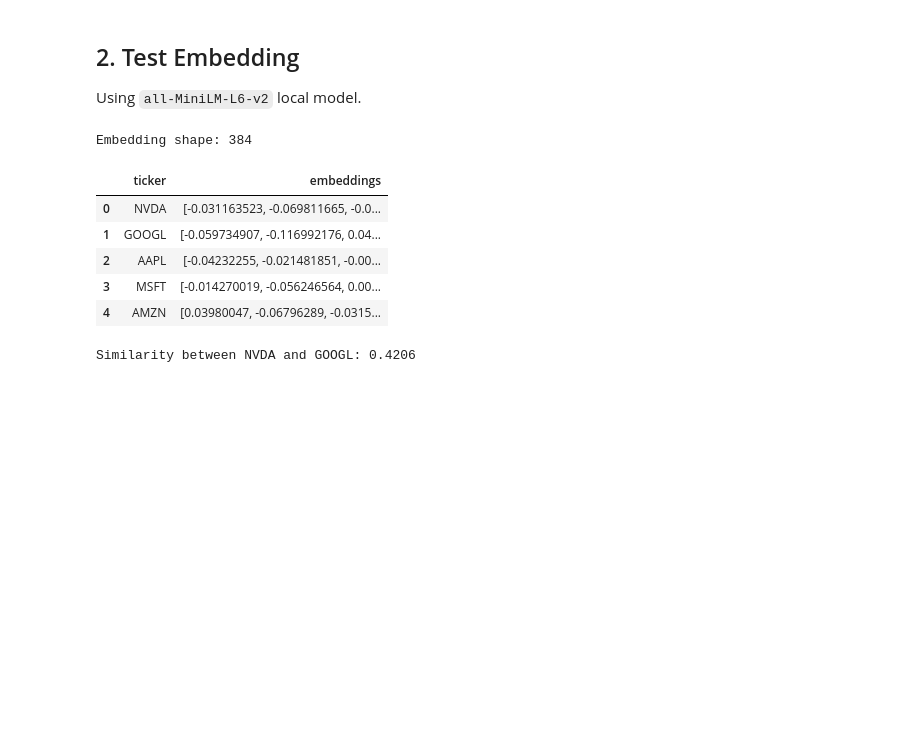
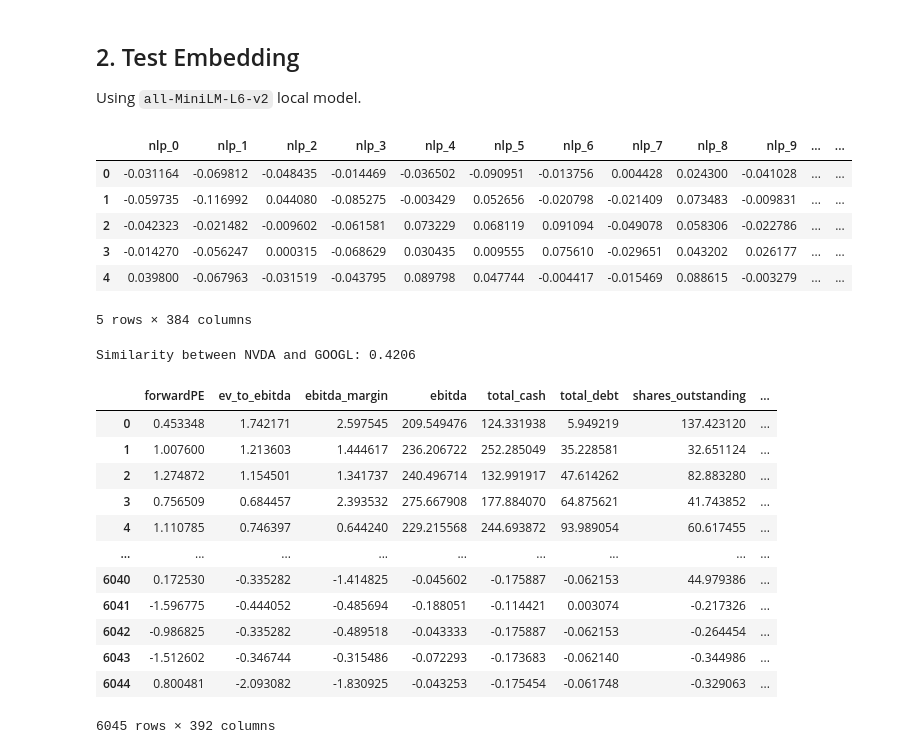
Before and after one commit to Ryan-Fue/smartComps, a Jupyter notebook: notebooks/embedding_normalization_test.ipynb, the cells around one changed output. Cells and saved outputs as stored; diff of their text form; code cells hidden in the pictures; blank space fills up the shorter version.

```diff
--- a/notebooks/embedding_normalization_test.ipynb
+++ b/notebooks/embedding_normalization_test.ipynb
@@ -48,16 +48,15 @@ Using `all-MiniLM-L6-v2` local model.
 # %%
 df_emb = processor.embed_summaries(df.head(10)) # Small sample
 
-print(f"Embedding shape: {len(df_emb.iloc[0]['embeddings'])}")
-display(df_emb[['ticker', 'embeddings']].head())
+display(df_emb.iloc[:,12:396].head())
 # %% [output]
+|  | nlp_0 | nlp_1 | nlp_2 | nlp_3 | nlp_4 | nlp_5 | nlp_6 | nlp_7 | nlp_8 | nlp_9 | ... | ... |
+| 0 | -0.031164 | -0.069812 | -0.048435 | -0.014469 | -0.036502 | -0.090951 | -0.013756 | 0.004428 | 0.024300 | -0.041028 | ... | ... |
+| 1 | -0.059735 | -0.116992 | 0.044080 | -0.085275 | -0.003429 | 0.052656 | -0.020798 | -0.021409 | 0.073483 | -0.009831 | ... | ... |
+| 2 | -0.042323 | -0.021482 | -0.009602 | -0.061581 | 0.073229 | 0.068119 | 0.091094 | -0.049078 | 0.058306 | -0.022786 | ... | ... |
+| 3 | -0.014270 | -0.056247 | 0.000315 | -0.068629 | 0.030435 | 0.009555 | 0.075610 | -0.029651 | 0.043202 | 0.026177 | ... | ... |
+| 4 | 0.039800 | -0.067963 | -0.031519 | -0.043795 | 0.089798 | 0.047744 | -0.004417 | -0.015469 | 0.088615 | -0.003279 | ... | ... |
-Embedding shape: 384
+5 rows × 384 columns
-|  | ticker | embeddings |
-| 0 | NVDA | [-0.031163523, -0.069811665, -0.0... |
-| 1 | GOOGL | [-0.059734907, -0.116992176, 0.04... |
-| 2 | AAPL | [-0.04232255, -0.021481851, -0.00... |
-| 3 | MSFT | [-0.014270019, -0.056246564, 0.00... |
-| 4 | AMZN | [0.03980047, -0.06796289, -0.0315... |
 # %%
 from sklearn.metrics.pairwise import cosine_similarity
 
@@ -66,3 +65,22 @@ sim = cosine_similarity([df_emb.iloc[0]['embeddings']], [df_emb.iloc[1]['embeddi
 print(f"Similarity between {df_emb.iloc[0]['ticker']} and {df_emb.iloc[1]['ticker']}: {sim[0][0]:.4f}")
 # %% [output]
 Similarity between NVDA and GOOGL: 0.4206
+# %%
+data_path = "../data/processed/company_metrics_ml.parquet"
+df = pd.read_parquet(data_path)
+
+df
+# %% [output]
+|  | forwardPE | ev_to_ebitda | ebitda_margin | ebitda | total_cash | total_debt | shares_outstanding | ... |
+| 0 | 0.453348 | 1.742171 | 2.597545 | 209.549476 | 124.331938 | 5.949219 | 137.423120 | ... |
+| 1 | 1.007600 | 1.213603 | 1.444617 | 236.206722 | 252.285049 | 35.228581 | 32.651124 | ... |
+| 2 | 1.274872 | 1.154501 | 1.341737 | 240.496714 | 132.991917 | 47.614262 | 82.883280 | ... |
+| 3 | 0.756509 | 0.684457 | 2.393532 | 275.667908 | 177.884070 | 64.875621 | 41.743852 | ... |
+| 4 | 1.110785 | 0.746397 | 0.644240 | 229.215568 | 244.693872 | 93.989054 | 60.617455 | ... |
+| ... | ... | ... | ... | ... | ... | ... | ... | ... |
+| 6040 | 0.172530 | -0.335282 | -1.414825 | -0.045602 | -0.175887 | -0.062153 | 44.979386 | ... |
+| 6041 | -1.596775 | -0.444052 | -0.485694 | -0.188051 | -0.114421 | 0.003074 | -0.217326 | ... |
+| 6042 | -0.986825 | -0.335282 | -0.489518 | -0.043333 | -0.175887 | -0.062153 | -0.264454 | ... |
+| 6043 | -1.512602 | -0.346744 | -0.315486 | -0.072293 | -0.173683 | -0.062140 | -0.344986 | ... |
+| 6044 | 0.800481 | -2.093082 | -1.830925 | -0.043253 | -0.175454 | -0.061748 | -0.329063 | ... |
+6045 rows × 392 columns
```
Also changed, not shown: parts of 3 cells of this notebook, 6 other files.
